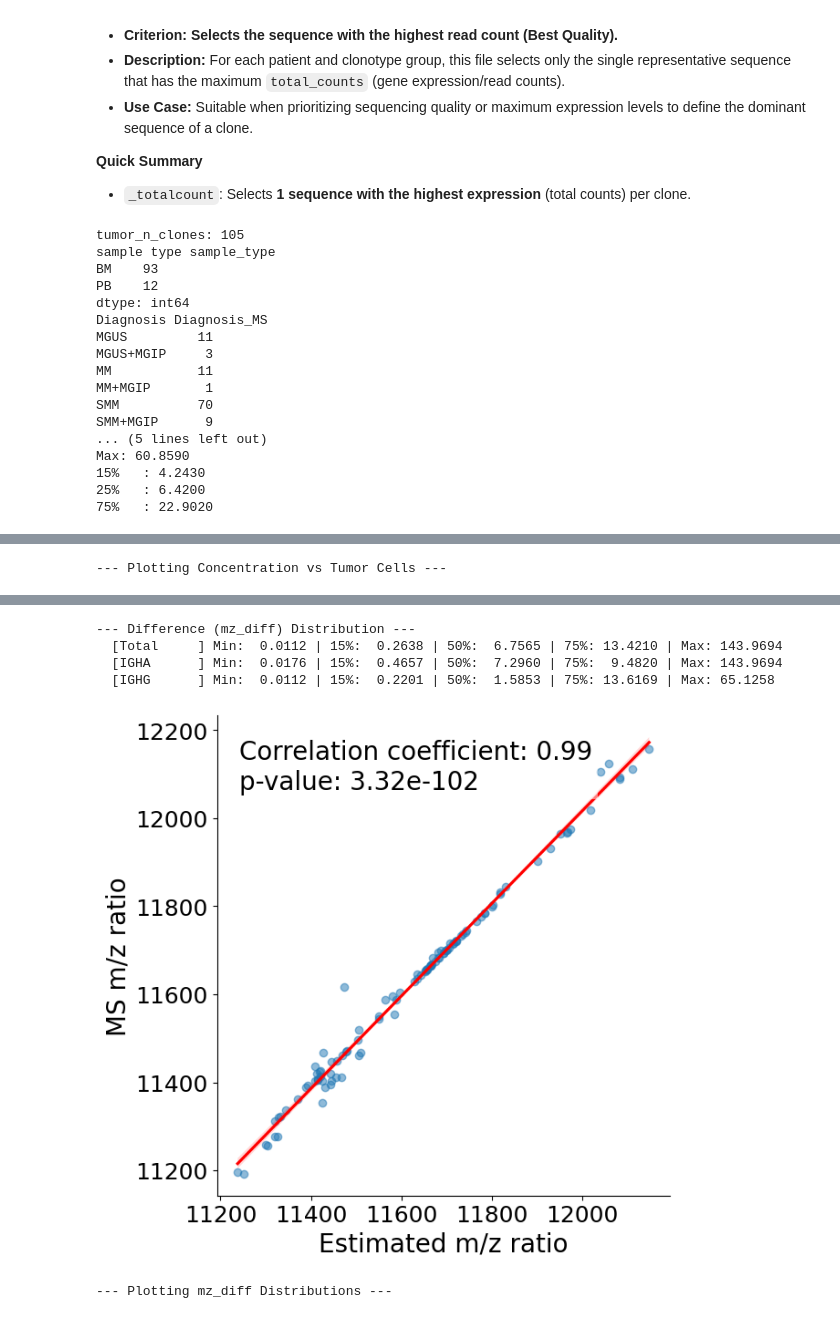
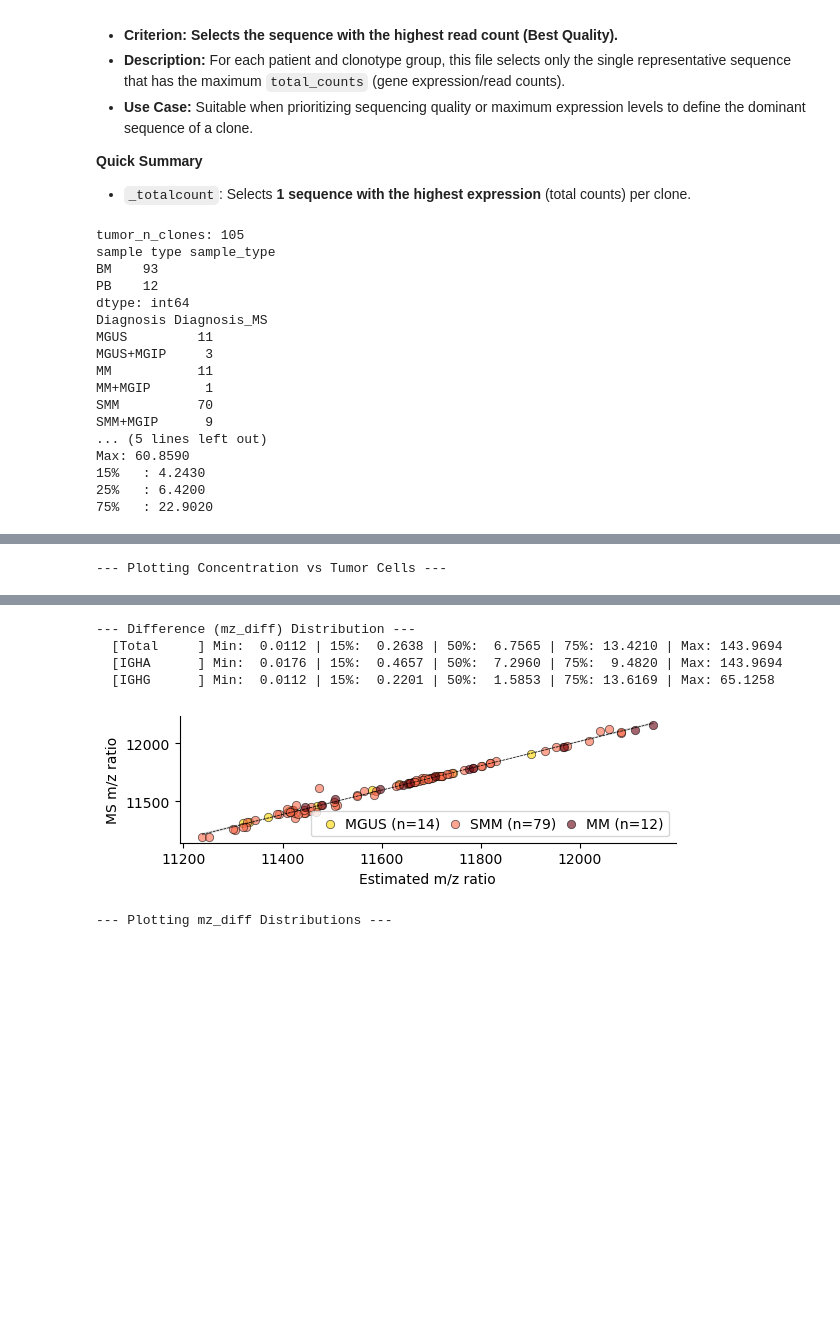
Before and after one commit to ghobriallab/mgip-clonal-bcell-evolution, a Jupyter notebook: 07.Single_cell_analysis/PCROWD_105cases_est_mz_ratio_diff_true_positive.ipynb, the cells around one changed output, grey strips where cells are left out. Saved outputs shown, nothing was run; the diff lists cells and outputs as text; code cells hidden in the pictures; blank space fills up the shorter version.

```diff
--- a/07.Single_cell_analysis/PCROWD_105cases_est_mz_ratio_diff_true_positive.ipynb
+++ b/07.Single_cell_analysis/PCROWD_105cases_est_mz_ratio_diff_true_positive.ipynb
@@ -147,18 +147,52 @@ print("\n")
 # 2. m/z ratio lmplot
 # -------------------------------------------------------------------------
 corr, pval = pearsonr(tumor_df_final_clone[x], tumor_df_final_clone[y])
-font_size = 20
+font_size = 10
 
-g = sns.lmplot(x=x, y=y, data=tumor_df_final_clone,
-               height=6, aspect=1,
-               line_kws={'color': 'red'}, scatter_kws={'alpha': 0.5})
+tumor_df_final_clone['Diag_clean'] = tumor_df_final_clone['Diagnosis_MS'].str.replace('+MGIP', '', regex=False).str.strip()
+
+diag_counts = tumor_df_final_clone['Diag_clean'].value_counts()
+
+tumor_df_final_clone['Diag_label'] = tumor_df_final_clone['Diag_clean'].apply(lambda d: f"{d} (n={diag_counts[d]})")
+
+custom_palette = {}
+for label in tumor_df_final_clone['Diag_label'].unique():
+    if 'MGUS' in label:
+        custom_palette[label] = '#ffd700'
+    elif 'SMM' in label:
+        custom_palette[label] = '#fb6a4a'
+    elif 'MM' in label:
+        custom_palette[label] = '#67000d'
+    else:
+        custom_palette[label] = '#999999'
+
+g = sns.lmplot(
+    x=x, y=y, data=tumor_df_final_clone,
+    height=2, aspect=3,
+    hue='Diag_label', palette=custom_palette,
+    fit_reg=False,
+    legend=False,
+    scatter_kws={'alpha': 0.6, 'edgecolor': 'black', 'linewidth': 0.6}
+)
+
+sns.regplot(
+    x=x, y=y, data=tumor_df_final_clone,
+    scatter=False,
+    ax=g.ax,
+    line_kws={'color': 'black', 'linestyle': '--', 'alpha': 1, 'linewidth' : 0.5}
+)
 
 g.set_axis_labels("Estimated m/z ratio", "MS m/z ratio", fontsize=font_size)
-g.ax.tick_params(axis='both', which='major', labelsize=font_size-2)
-g.ax.text(0.05, 0.95,
-         f'Correlation coefficient: {corr:.2f}\np-value: {pval:.2e}',
-         transform=g.ax.transAxes, fontsize=font_size,
-         verticalalignment='top', bbox=dict(facecolor='white', alpha=0.5, edgecolor='none'))
+g.ax.tick_params(axis='both', which='major', labelsize=font_size)
+
+plt.legend(bbox_to_anchor=(1, -0.005), loc='lower right',
+           columnspacing=0.1, handletextpad=0.05,
+           ncol=3, fontsize=font_size, title='')
+
+# g.ax.text(0.05, 0.95,
+#          f'Correlation coefficient: {corr:.2f}\np-value: {pval:.2e}',
+#          transform=g.ax.transAxes, fontsize=font_size,
+#          verticalalignment='top', bbox=dict(facecolor='white', alpha=0.5, edgecolor='none'))
 
 plt.savefig(f'../00.Figures/est_MS_mz_ratio_comparison_PCROWD.pdf', format='pdf', bbox_inches='tight')
 plt.show()
@@ -204,33 +238,33 @@ sns.stripplot(
 plt.xlabel('Heavy Chain Isotype', fontsize=14)
 plt.ylabel('m/z Ratio Difference', fontsize=14)
 plt.tight_layout()
 plt.savefig('../00.Figures/mz_diff_distribution_by_isotype_PCROWD.pdf', format='pdf', bbox_inches='tight')
 plt.show()
 # %% [output]
 tumor_n_clones: 105
 sample type sample_type
 BM    93
 PB    12
 dtype: int64
 Diagnosis Diagnosis_MS
 MGUS         11
 MGUS+MGIP     3
 MM           11
 MM+MGIP       1
 SMM          70
 SMM+MGIP      9
 ... (5 lines left out)
 Max: 60.8590
 15%   : 4.2430
 25%   : 6.4200
 75%   : 22.9020
 [figure]
 --- Plotting Concentration vs Tumor Cells ---
 [figure]
 --- Difference (mz_diff) Distribution ---
   [Total     ] Min:  0.0112 | 15%:  0.2638 | 50%:  6.7565 | 75%: 13.4210 | Max: 143.9694
   [IGHA      ] Min:  0.0176 | 15%:  0.4657 | 50%:  7.2960 | 75%:  9.4820 | Max: 143.9694
   [IGHG      ] Min:  0.0112 | 15%:  0.2201 | 50%:  1.5853 | 75%: 13.6169 | Max: 65.1258
-[figure, old version]
+[figure, new version]
 --- Plotting mz_diff Distributions ---
 [figure]
```
Also changed, not shown: parts of 1 cell of this notebook, 49 other files.
